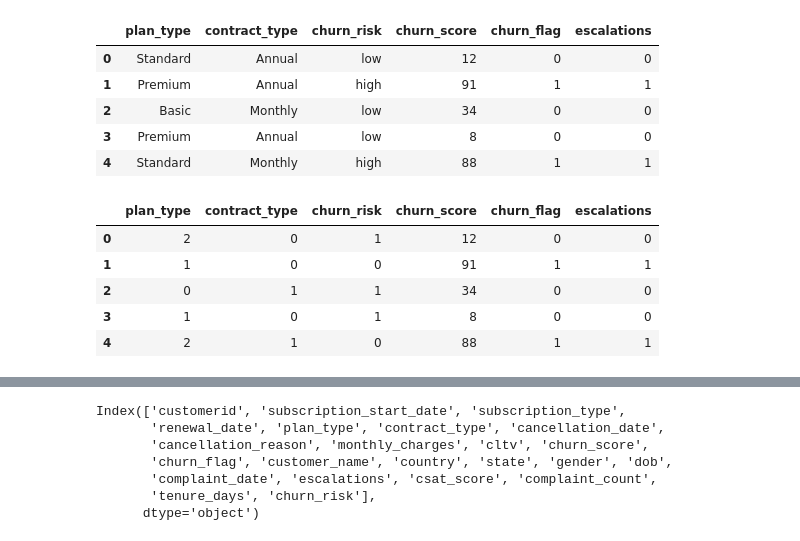
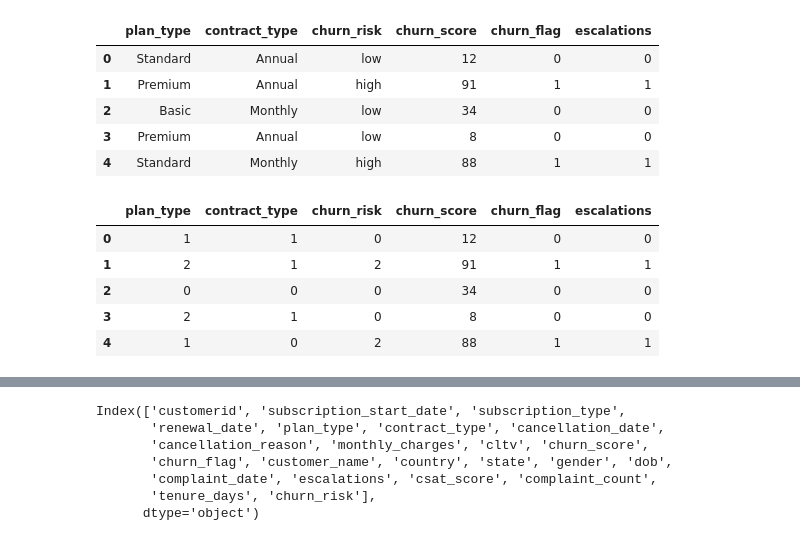
Before and after one commit to rubixz/customer_churn, a Jupyter notebook: churn_analysis.ipynb, the cells around one changed output, grey strips where cells are left out. Saved outputs shown, nothing was run; the diff lists cells and outputs as text; code cells hidden in the pictures.

```diff
--- a/churn_analysis.ipynb
+++ b/churn_analysis.ipynb
@@ -647,16 +647,22 @@ visual[['plan_type', 'contract_type', 'churn_risk', 'churn_score', 'churn_flag',
 | 4 | Standard | Monthly | high | 88 | 1 | 1 |
 # %%
 encoded = visual[['plan_type', 'contract_type', 'churn_risk', 'churn_score', 'churn_flag',  'escalations']]
-categorial_cols = ['plan_type', 'contract_type', 'churn_risk']
+order_mapping = {
+    'plan_type': ['Basic', 'Standard', 'Premium'],
+    'contract_type' : ['Monthly', 'Annual'],
+    'churn_risk' : ['low','med', 'high']
+    }
 
-for col in categorial_cols:
-    encoded[col] = encoded[col].astype('category').cat.codes
+for col, order in order_mapping.items():
+    encoded[col] = pd.Categorical(encoded[col].astype('category'), categories=order, ordered=True).codes
+    # encoded[col] = encoded[col].cat.codes
+    # encoded[col] = encoded[col].astype('int64')
 
 encoded.head()
 # %% [output]
 |  | plan_type | contract_type | churn_risk | churn_score | churn_flag | escalations |
-| 0 | 2 | 0 | 1 | 12 | 0 | 0 |
-| 1 | 1 | 0 | 0 | 91 | 1 | 1 |
-| 2 | 0 | 1 | 1 | 34 | 0 | 0 |
-| 3 | 1 | 0 | 1 | 8 | 0 | 0 |
-| 4 | 2 | 1 | 0 | 88 | 1 | 1 |
+| 0 | 1 | 1 | 0 | 12 | 0 | 0 |
+| 1 | 2 | 1 | 2 | 91 | 1 | 1 |
+| 2 | 0 | 0 | 0 | 34 | 0 | 0 |
+| 3 | 2 | 1 | 0 | 8 | 0 | 0 |
+| 4 | 1 | 0 | 2 | 88 | 1 | 1 |
```
Also changed, not shown: parts of 21 cells of this notebook.
